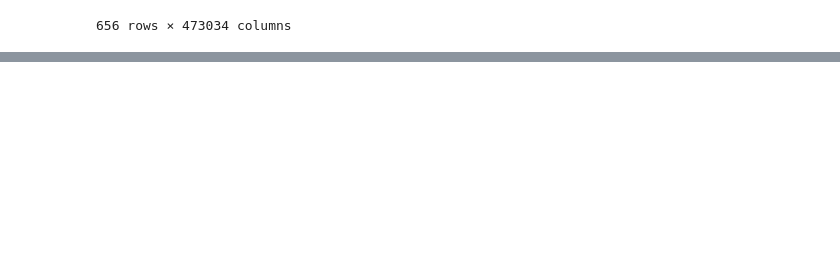
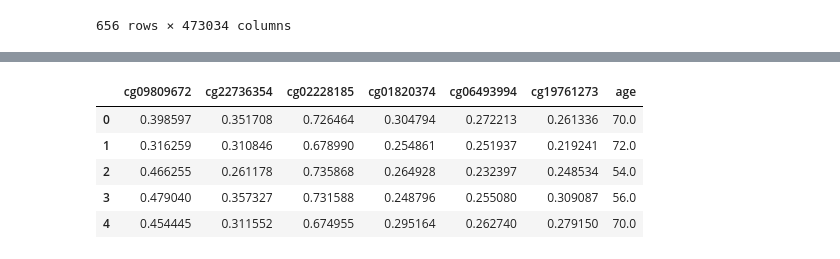
Before and after one commit to petraliu1006/Genome-wide-Methylation-age-prediction, a Jupyter notebook: xprize.ipynb, the cells around one changed output, grey strips where cells are left out. Cells and saved outputs as stored; diff of their text form; code cells hidden in the pictures; blank space fills up the shorter version.

```diff
--- a/xprize.ipynb
+++ b/xprize.ipynb
@@ -31,6 +51,13 @@ data.metadata
 | GSM990626 | 61.0 | 1 | Caucasian - European | whole blood |
 | GSM990627 | 73.0 | 2 | Caucasian - European | whole blood |
 656 rows × 4 columns
+# %%
+from sklearn.utils import shuffle
+import numpy as np
+X = data.dnam.transpose()
+X_df = pd.DataFrame(X)
+y = data.metadata['age']
+y_df = pd.DataFrame(y)
 # %%
 data.dnam.transpose()
 # %% [output]
@@ -49,0 +81,5 @@ data.dnam.transpose()
+# %%
+X_df = np.array(X_df)
+X_df
+new_x=X_df[:,]
+new_x
@@ -49,0 +104,24 @@ data.dnam.transpose()
+# %%
+
+cb= pd.concat([X_df, y_df], axis=1)
+#cb.head()
+cb.head()
+choose = cb[['cg09809672', 'cg22736354', 'cg02228185', 'cg01820374', 'cg06493994', \
+             'cg19761273','cg00000289','cg00009038','cg00035074','cg00008033','cg00000029',\
+                 'cg00000165','cg00000236','cg00034130','cg00000109','age']]
+
+choose= shuffle(choose)
+# Drop all rows with NaN values
+choose = choose.dropna()
+
+# Reset Index
+choose.reset_index(inplace=True, drop=True)
+
+choose.head()
+# %% [output]
+|  | cg09809672 | cg22736354 | cg02228185 | cg01820374 | cg06493994 | cg19761273 | age |
+| 0 | 0.398597 | 0.351708 | 0.726464 | 0.304794 | 0.272213 | 0.261336 | 70.0 |
+| 1 | 0.316259 | 0.310846 | 0.678990 | 0.254861 | 0.251937 | 0.219241 | 72.0 |
+| 2 | 0.466255 | 0.261178 | 0.735868 | 0.264928 | 0.232397 | 0.248534 | 54.0 |
+| 3 | 0.479040 | 0.357327 | 0.731588 | 0.248796 | 0.255080 | 0.309087 | 56.0 |
+| 4 | 0.454445 | 0.311552 | 0.674955 | 0.295164 | 0.262740 | 0.279150 | 70.0 |
```
Also changed, not shown: parts of 14 cells of this notebook.
